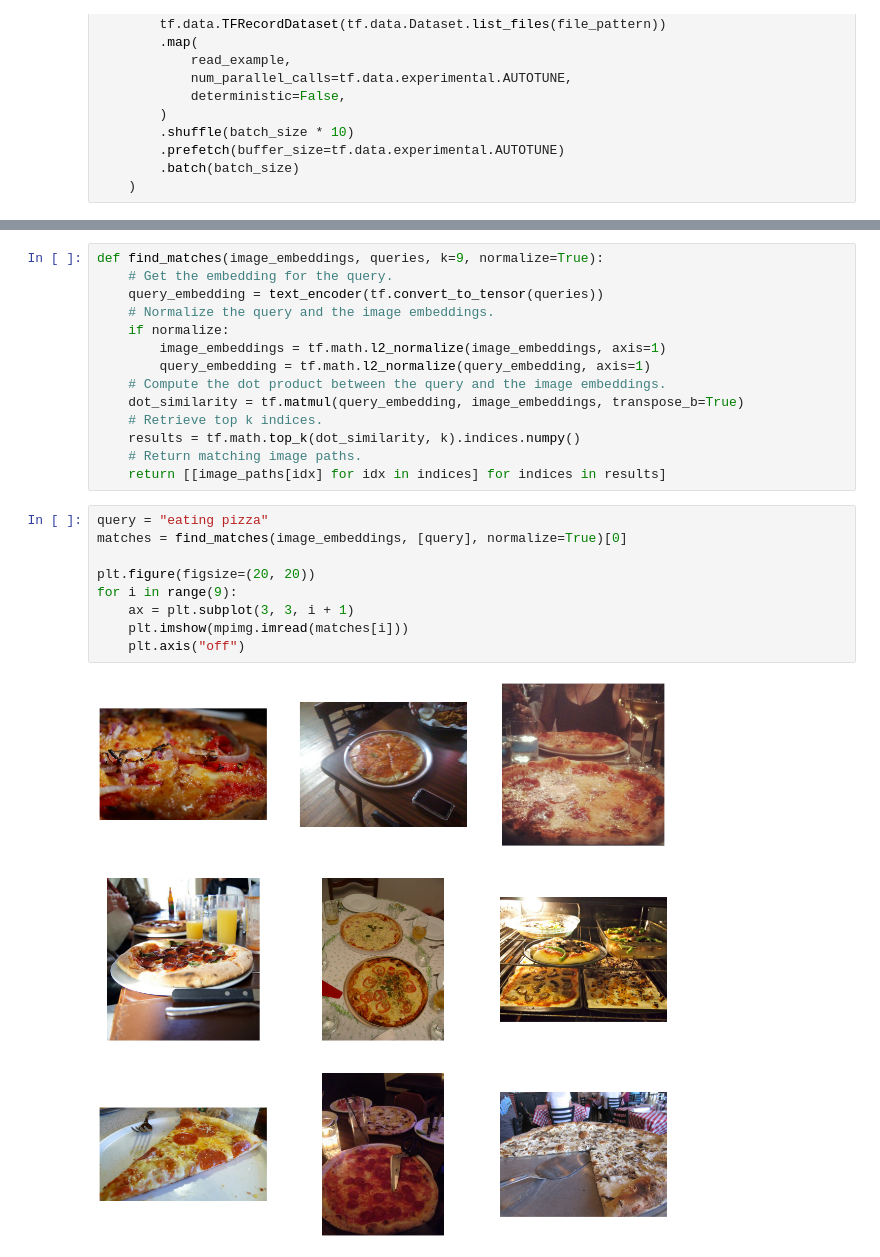
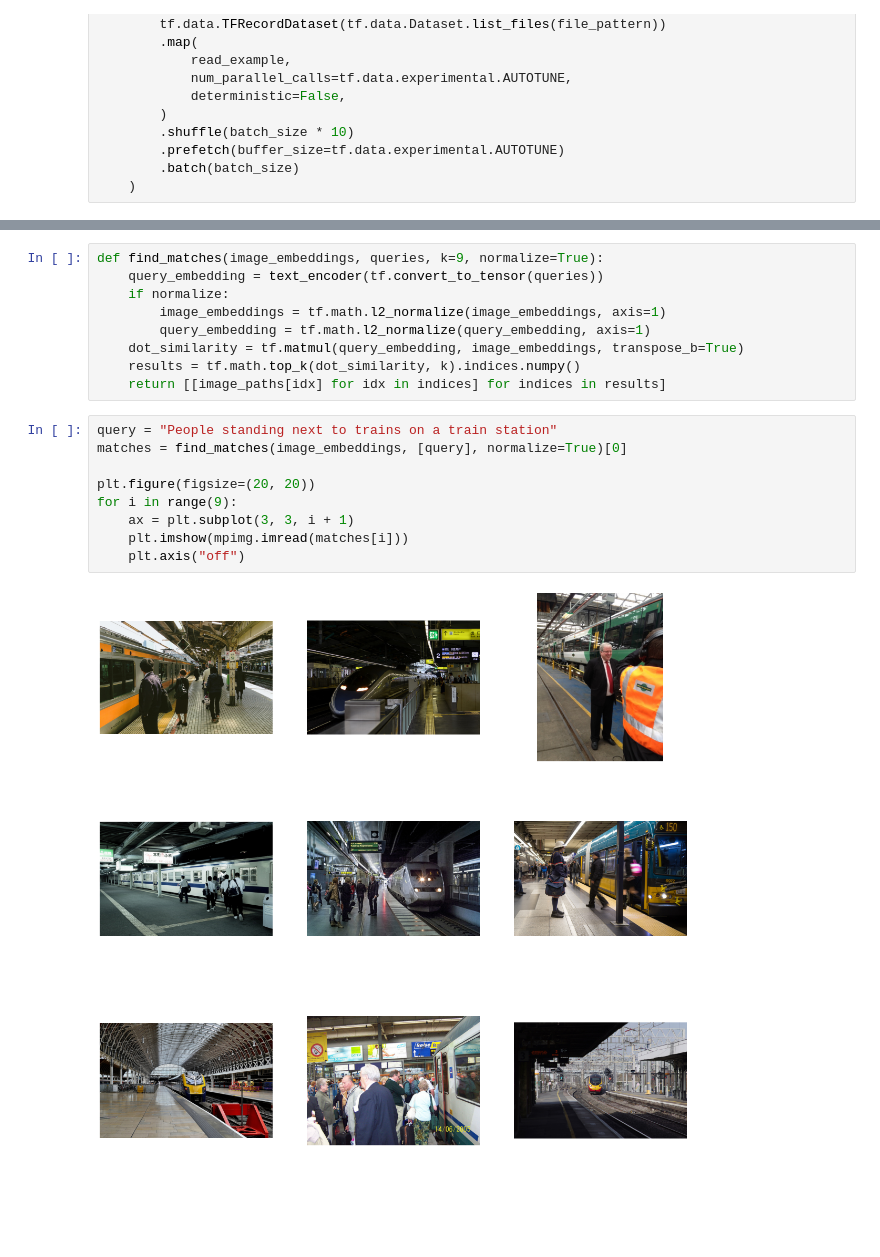
Before and after one commit to RNS2021Grp8/Image-Retrieval, a Jupyter notebook: notebooks/model-training.ipynb, the cells around one changed output, grey strips where cells are left out. Drawn from its saved outputs; the diff is of its cells as text; blank space fills up the shorter version.

Commit message:
Update model training

```diff
--- a/notebooks/model-training.ipynb
+++ b/notebooks/model-training.ipynb
@@ -374,14 +342,9 @@ Generating embeddings for 118287 images...
 Image embeddings shape: (118287, 256).
 # %%
 def find_matches(image_embeddings, queries, k=9, normalize=True):
-    # Get the embedding for the query.
     query_embedding = text_encoder(tf.convert_to_tensor(queries))
-    # Normalize the query and the image embeddings.
     if normalize:
         image_embeddings = tf.math.l2_normalize(image_embeddings, axis=1)
         query_embedding = tf.math.l2_normalize(query_embedding, axis=1)
-    # Compute the dot product between the query and the image embeddings.
     dot_similarity = tf.matmul(query_embedding, image_embeddings, transpose_b=True)
-    # Retrieve top k indices.
     results = tf.math.top_k(dot_similarity, k).indices.numpy()
-    # Return matching image paths.
@@ -389,14 +352,14 @@ def find_matches(image_embeddings, queries, k=9, normalize=True):
 # %%
-query = "eating pizza"
+query = "People standing next to trains on a train station"
 matches = find_matches(image_embeddings, [query], normalize=True)[0]
 
 plt.figure(figsize=(20, 20))
 for i in range(9):
     ax = plt.subplot(3, 3, i + 1)
     plt.imshow(mpimg.imread(matches[i]))
     plt.axis("off")
 # %% [output]
-[figure, old version]
+[figure, new version]
 # %%
 def compute_top_k_accuracy(image_paths, k=100):
     hits = 0
```
Also changed, not shown: parts of 12 cells of this notebook, 2 other files.
